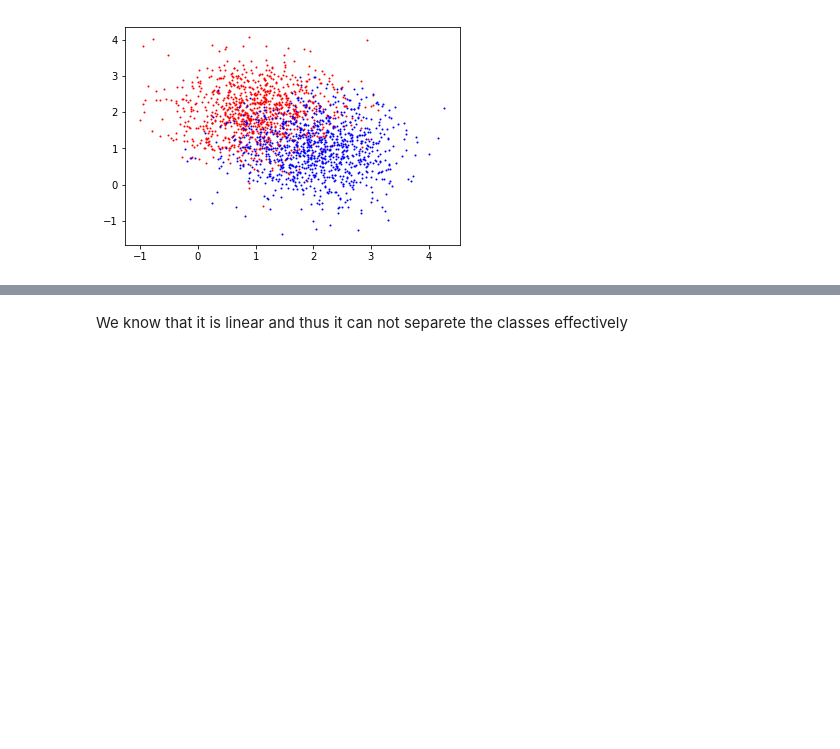
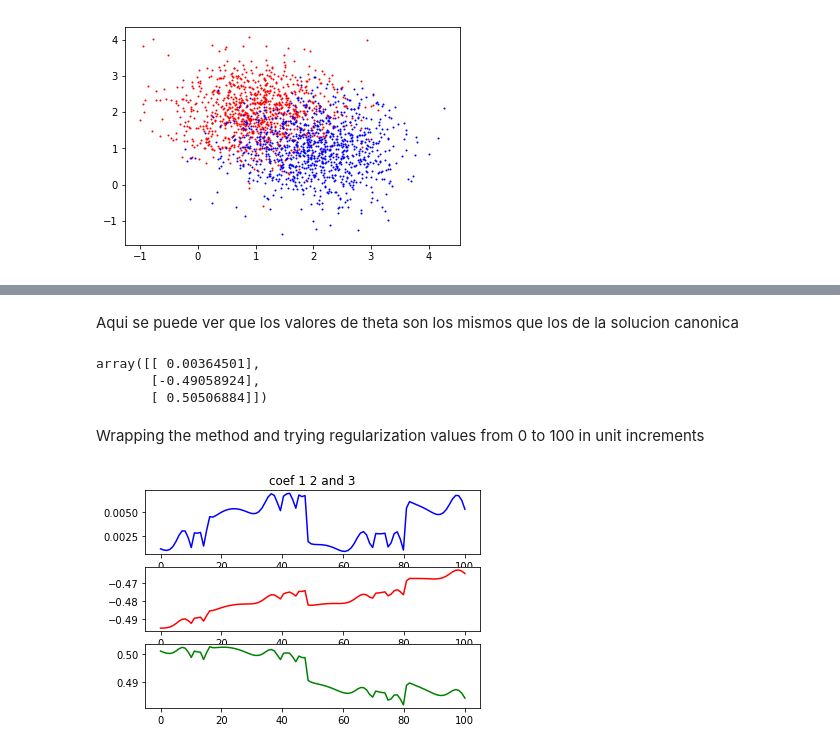
Before and after one commit to joseluisvaz/machine_learning_itesm, a Jupyter notebook: homework2.ipynb, the cells around one changed output, grey strips where cells are left out. Drawn from its saved outputs; the diff is of its cells as text; code cells hidden in the pictures; blank space fills up the shorter version.

```diff
--- a/homework2.ipynb
+++ b/homework2.ipynb
@@ -38,4 +54,5 @@ clf2classes.fit(Xdata2linear, Ydata2linear)
 # %%
 clf = gd.GradientClassifier()
-clf.fit(Xdata2linear, Ydata2linear, step_size = 0.2, reg = 0.3)
+clf.fit(Xdata2linear, Ydata2linear, step="golden", reg=0, print_iter=True, max_iter=3000)
+clf.coef
 # %% [output]
@@ -63,13 +76,0 @@ With regularization
-# %%
-clf2classes = lm.LinearClassifier()
-clf2classes.fit(Xdata2linear, Ydata2linear, reg = 1000000000000)
-
-W = clf2classes.coef
-x = np.linspace(-1, 4, 50)
-y = -1.0/W[2]*(W[0] + W[1]*x)
-
-
-plt.plot(x, y)
-plt.scatter(linear2class[linear2class["y"] == 1]["x1"], linear2class[linear2class["y"] == 1]["x2"], color = 'r', s=1)
-plt.scatter(linear2class[linear2class["y"] == -1]["x1"], linear2class[linear2class["y"] == -1]["x2"], color = 'b', s=1)
-plt.show()
@@ -154,2 +77,36 @@ array([[ 0.33333873,  0.33331088,  0.33335039],
-# %% [markdown]
-We know that it is linear and thus it can not separete the classes effectively
+# %% [markdown]
+Aqui se puede ver que los valores de theta son los mismos que los de la solucion canonica
+# %%
+clf2classes = lm.LinearClassifier()
+clf2classes.fit(Xdata2linear, Ydata2linear, reg = 0.3)
+
+clf2classes.coef
+# %% [output]
+array([[ 0.00364501],
+       [-0.49058924],
+       [ 0.50506884]])
+# %% [markdown]
+Wrapping the method and  trying regularization values from 0 to 100 in unit increments
+# %%
+coefs = []
+for i in range(0,100):
+    clf.fit(Xdata2linear, Ydata2linear, step="fixed", reg=i,
+            step_size= 0.01, max_iter=1000)
+    coefs.append(clf.coef)
+# %%
+coefs = np.array(coefs)
+l = np.linspace(0, 100,100)
+
+plt.subplot(3, 1, 1)
+plt.plot(l, coefs[:,0], 'b')
+plt.title('coef 1 2 and 3')
+
+plt.subplot(3, 1, 2)
+plt.plot(l, coefs[:,1], 'r')
+plt.subplot(3, 1, 3)
+plt.plot(l, coefs[:,2], 'g')
+
+
+plt.show()
+# %% [output]
+[figure, added]
```
Also changed, not shown: parts of 21 cells of this notebook, 2 other files.
